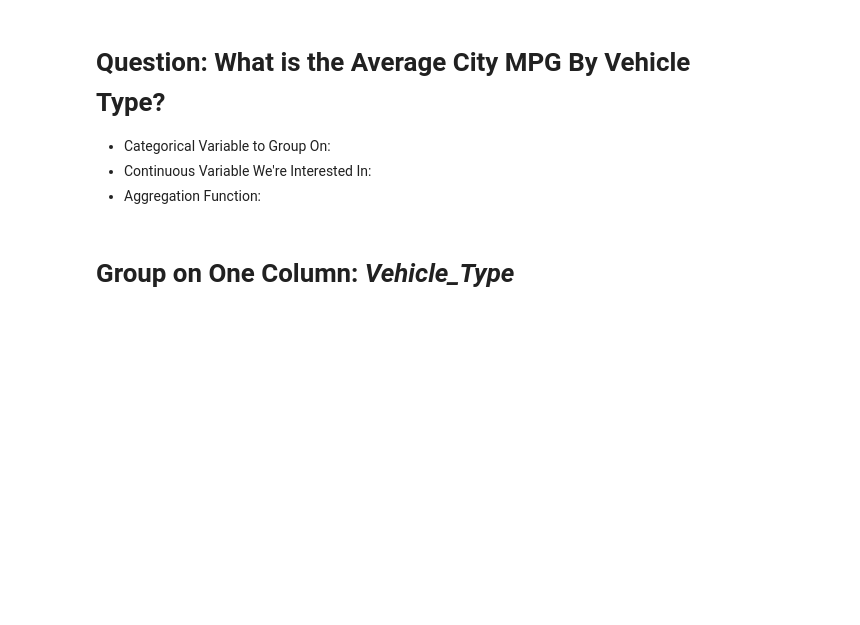
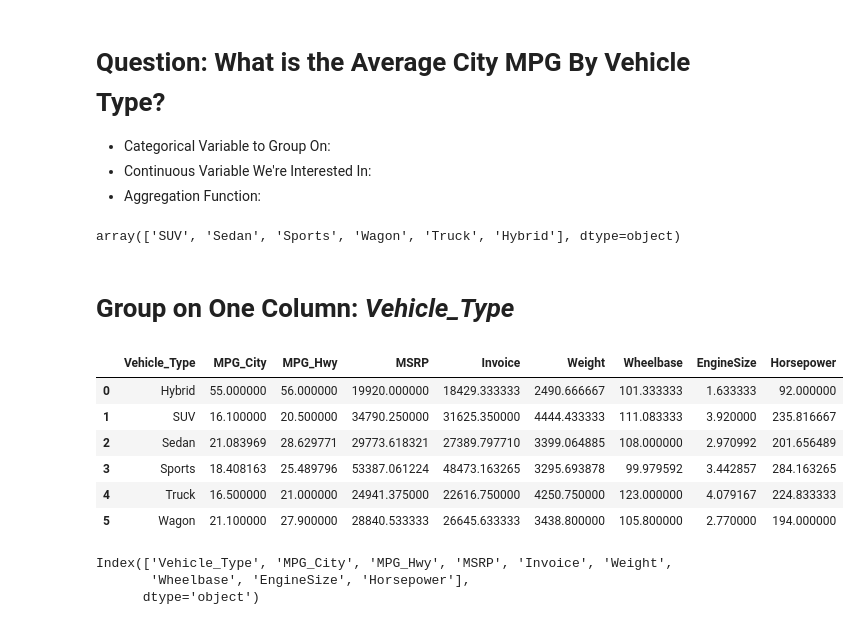
Before and after one commit to brownieboi3128/CIS_340, a Jupyter notebook: 3/3.6/Demo3.6Groupby_OneCol.ipynb, the cells around one changed output. Drawn from its saved outputs; the diff is of its cells as text; code cells hidden in the pictures; blank space fills up the shorter version.

```diff
--- a/3/3.6/Demo3.6Groupby_OneCol.ipynb
+++ b/3/3.6/Demo3.6Groupby_OneCol.ipynb
@@ -8,7 +8,7 @@ import pandas as pd
 # %% [markdown]
 ### Read the datafile File into a *pandas* Dataframe
 # %%
-df = pd.read_csv('Data/Cars.csv')
+df = pd.read_csv('Cars.csv')
 
 print(df.shape)
-df.head(2)
+df.head()
@@ -34,7 +72,26 @@ df.dtypes
 - Aggregation Function:
 # %%
 # Optional:  Display the unique values of the column we want to Group on
-df['Vehicle_Type']
+df['Vehicle_Type'].unique()
+# %% [output]
+array(['SUV', 'Sedan', 'Sports', 'Wagon', 'Truck', 'Hybrid'], dtype=object)
 # %% [markdown]
 # Group on One Column:  *Vehicle_Type*
+# %%
+df_grouped = df.groupby('Vehicle_Type').mean(numeric_only=True).reset_index()
+df_grouped
+# %% [output]
+|  | Vehicle_Type | MPG_City | MPG_Hwy | MSRP | Invoice | Weight | Wheelbase | EngineSize | Horsepower |
+| 0 | Hybrid | 55.000000 | 56.000000 | 19920.000000 | 18429.333333 | 2490.666667 | 101.333333 | 1.633333 | 92.000000 |
+| 1 | SUV | 16.100000 | 20.500000 | 34790.250000 | 31625.350000 | 4444.433333 | 111.083333 | 3.920000 | 235.816667 |
+| 2 | Sedan | 21.083969 | 28.629771 | 29773.618321 | 27389.797710 | 3399.064885 | 108.000000 | 2.970992 | 201.656489 |
+| 3 | Sports | 18.408163 | 25.489796 | 53387.061224 | 48473.163265 | 3295.693878 | 99.979592 | 3.442857 | 284.163265 |
+| 4 | Truck | 16.500000 | 21.000000 | 24941.375000 | 22616.750000 | 4250.750000 | 123.000000 | 4.079167 | 224.833333 |
+| 5 | Wagon | 21.100000 | 27.900000 | 28840.533333 | 26645.633333 | 3438.800000 | 105.800000 | 2.770000 | 194.000000 |
+# %%
+df_grouped.columns
+# %% [output]
+Index(['Vehicle_Type', 'MPG_City', 'MPG_Hwy', 'MSRP', 'Invoice', 'Weight',
+       'Wheelbase', 'EngineSize', 'Horsepower'],
+      dtype='object')
 # %%
```
Also changed, not shown: parts of 10 cells of this notebook.
